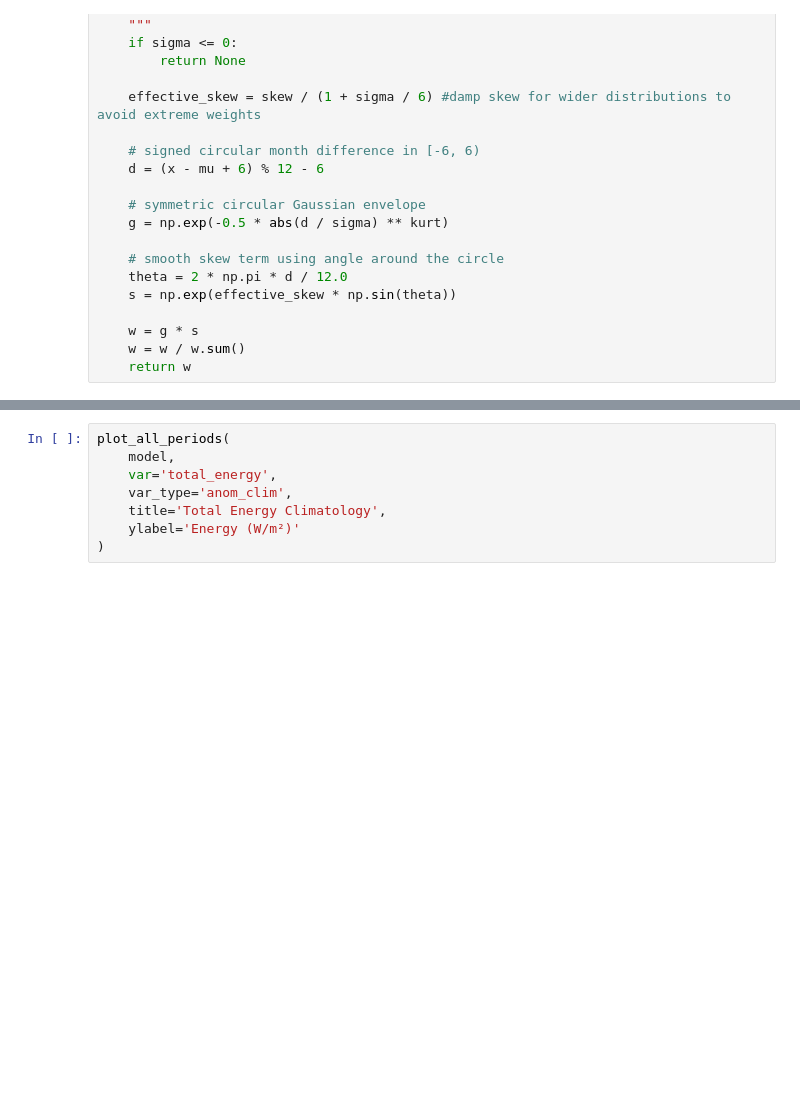
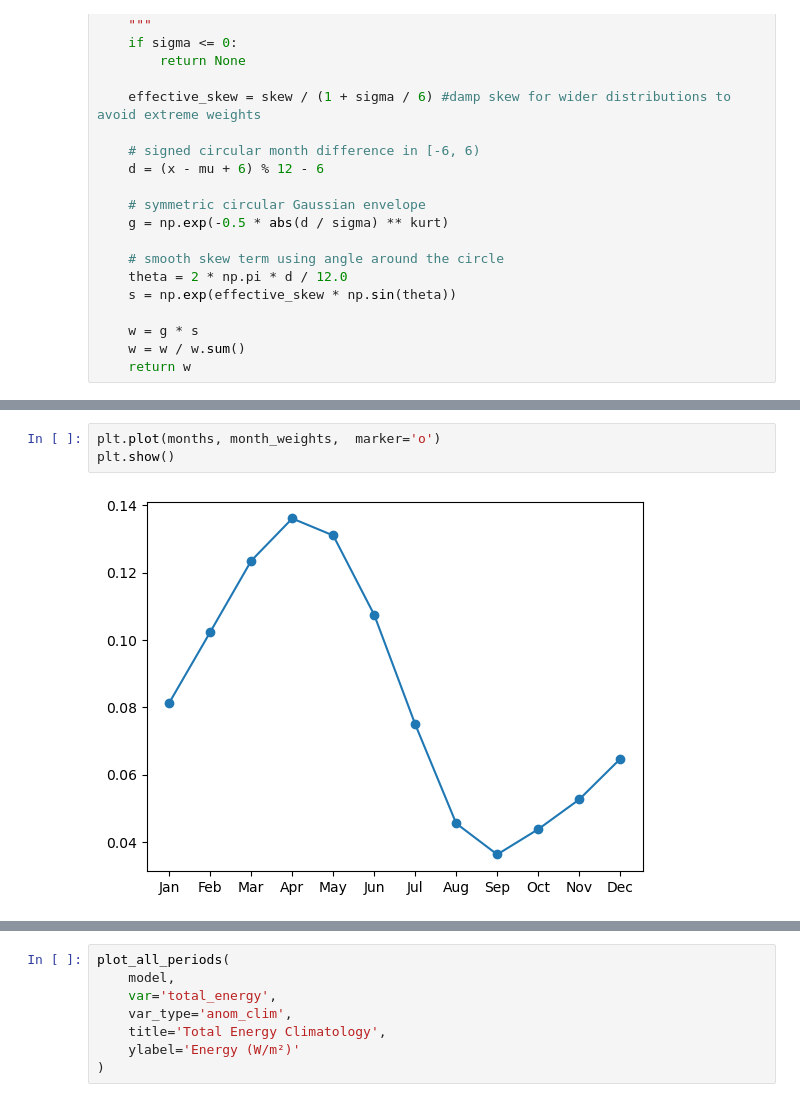
Before and after one commit to mattpollock100/FutureComparisons, a Jupyter notebook: 1pctCO2_EnergyBudget_single_model.ipynb, the cells around one changed output, grey strips where cells are left out. Saved outputs shown, nothing was run; the diff lists cells and outputs as text; blank space fills up the shorter version.

```diff
--- a/1pctCO2_EnergyBudget_single_model.ipynb
+++ b/1pctCO2_EnergyBudget_single_model.ipynb
@@ -1645,0 +1664,5 @@ for var in control_big_dict[model]['clim'].keys():
+# %%
+plt.plot(months, month_weights,  marker='o')
+plt.show()
+# %% [output]
+[figure, added]
```
Also changed, not shown: parts of 21 cells of this notebook.
